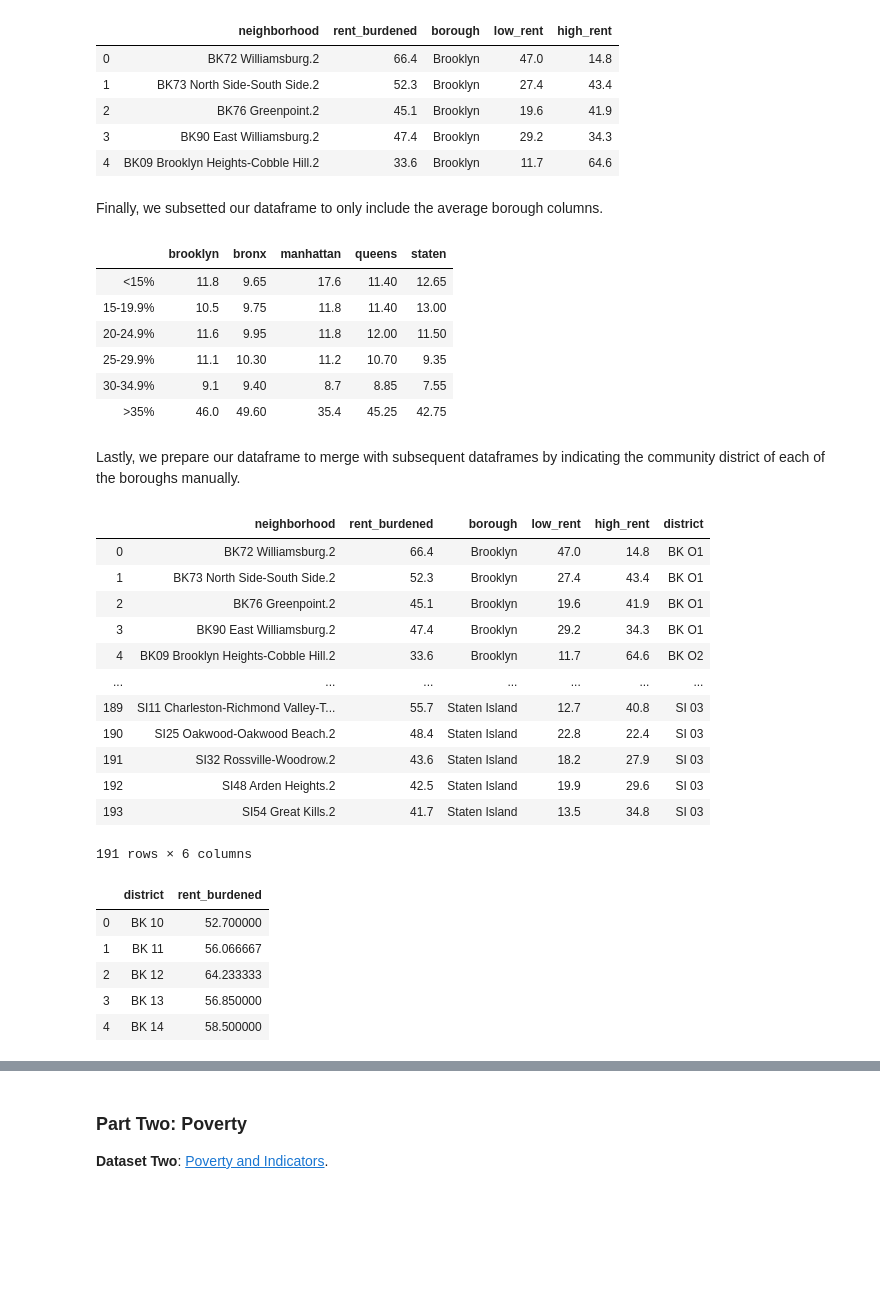
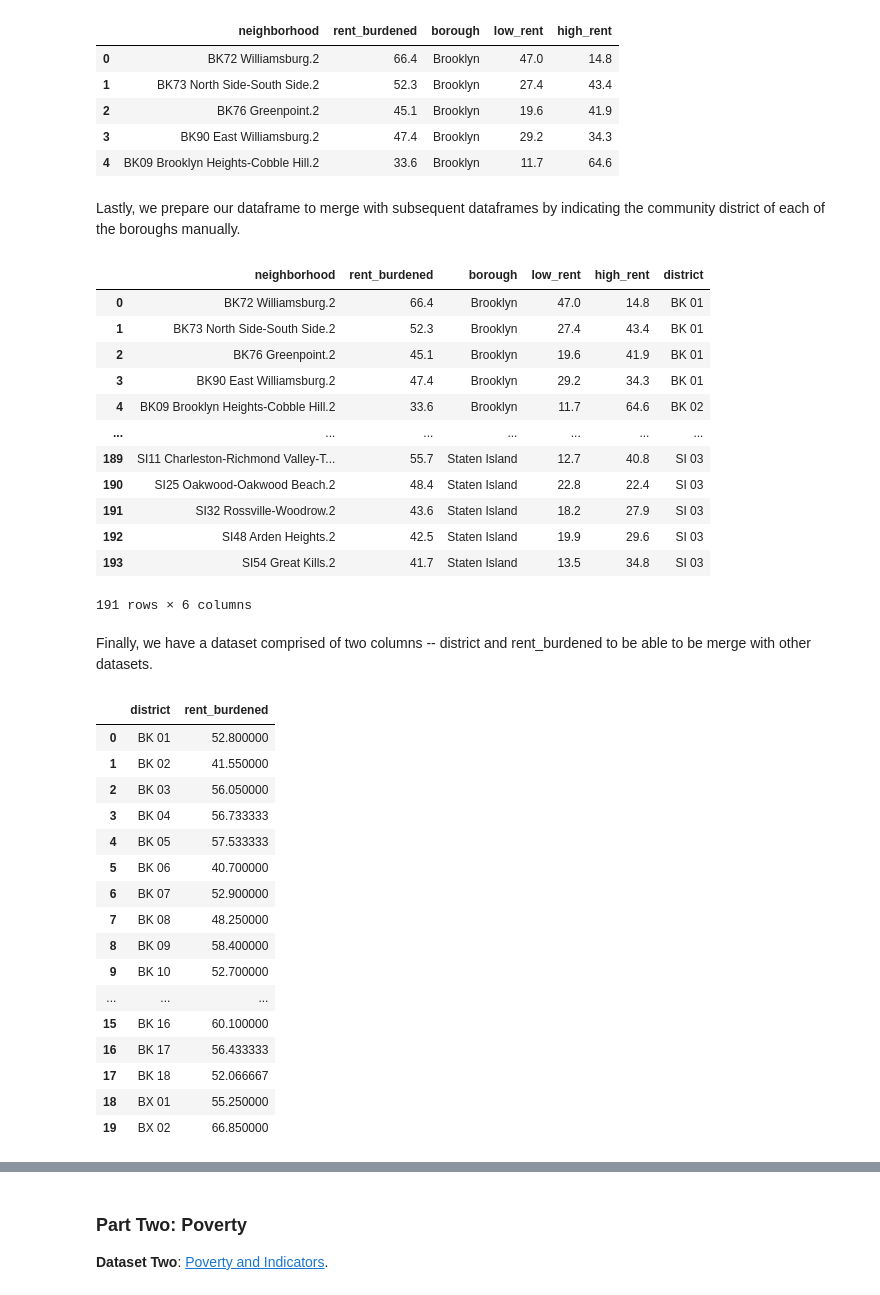
Before and after one commit to cailtyn-caj96/info-2950, a Jupyter notebook: finalproject.ipynb, the cells around one changed output, grey strips where cells are left out. Cells and saved outputs as stored; diff of their text form; code cells hidden in the pictures; blank space fills up the shorter version.

```diff
--- a/finalproject.ipynb
+++ b/finalproject.ipynb
@@ -232,26 +232,12 @@ rent_burden_percent['queens'] = rent_burden_percent.loc[:,rent_burden_percent.co
 rent_burden_percent['staten'] = rent_burden_percent.loc[:,rent_burden_percent.columns.str.startswith('SI')].median(axis=1)
 # print(rent_burden_estimates.loc[:,rent_burden_estimates.columns.str.startswith('SI')])
 # print(rent_burden_estimates['staten'])
-# %% [markdown]
-Finally, we subsetted our dataframe to only include the average borough columns.
-# %%
-# subset to only include average borough columns
-rent_burden_percent = rent_burden_percent[['brooklyn', 'bronx', 'manhattan', 'queens', 'staten']]
-display(rent_burden_percent)
-# %% [output]
-|  | brooklyn | bronx | manhattan | queens | staten |
-| <15% | 11.8 | 9.65 | 17.6 | 11.40 | 12.65 |
-| 15-19.9% | 10.5 | 9.75 | 11.8 | 11.40 | 13.00 |
-| 20-24.9% | 11.6 | 9.95 | 11.8 | 12.00 | 11.50 |
-| 25-29.9% | 11.1 | 10.30 | 11.2 | 10.70 | 9.35 |
-| 30-34.9% | 9.1 | 9.40 | 8.7 | 8.85 | 7.55 |
-| >35% | 46.0 | 49.60 | 35.4 | 45.25 | 42.75 |
 # %% [markdown]
 Lastly, we prepare our dataframe to merge with subsequent dataframes by indicating the community district of each of the boroughs manually.
 # %%
 burden_gross.head()
-community_district = ['BK O1', 'BK O1','BK O1', 'BK O1','BK O2', 'BK O2', 'BK O2', 'BK O2','BK O3','BK O3', 'BK O4', 'BK O4', 'BK O4',
-                     'BK O5', 'BK O5', 'BK O5','BK O6','BK O6','BK O7', 'BK O7', 'BK O7', 'BK O8', 'BK O8', 'BK O9','BK O9',
+community_district = ['BK 01', 'BK 01','BK 01', 'BK 01','BK 02', 'BK 02', 'BK 02', 'BK 02','BK 03','BK 03', 'BK 04', 'BK 04', 'BK 04',
+                     'BK 05', 'BK 05', 'BK 05','BK 06','BK 06','BK 07', 'BK 07', 'BK 07', 'BK 08', 'BK 08', 'BK 09','BK 09',
                      'BK 10','BK 10','BK 11', 'BK 11','BK 11','BK 12', 'BK 12', 'BK 12','BK 13', 'BK 13', 'BK 13', 'BK 13',
                      'BK 14','BK 14','BK 15', 'BK 15', 'BK 15', 'BK 16', 'BK 16', 'BK 16','BK 17', 'BK 17', 'BK 17',
                      'BK 18', 'BK 18', 'BK 18',
@@ -272,11 +258,11 @@ burden_gross['district'] = community_district
 display(burden_gross)
 # %% [output]
 |  | neighborhood | rent_burdened | borough | low_rent | high_rent | district |
-| 0 | BK72 Williamsburg.2 | 66.4 | Brooklyn | 47.0 | 14.8 | BK O1 |
-| 1 | BK73 North Side-South Side.2 | 52.3 | Brooklyn | 27.4 | 43.4 | BK O1 |
-| 2 | BK76 Greenpoint.2 | 45.1 | Brooklyn | 19.6 | 41.9 | BK O1 |
-| 3 | BK90 East Williamsburg.2 | 47.4 | Brooklyn | 29.2 | 34.3 | BK O1 |
-| 4 | BK09 Brooklyn Heights-Cobble Hill.2 | 33.6 | Brooklyn | 11.7 | 64.6 | BK O2 |
+| 0 | BK72 Williamsburg.2 | 66.4 | Brooklyn | 47.0 | 14.8 | BK 01 |
+| 1 | BK73 North Side-South Side.2 | 52.3 | Brooklyn | 27.4 | 43.4 | BK 01 |
+| 2 | BK76 Greenpoint.2 | 45.1 | Brooklyn | 19.6 | 41.9 | BK 01 |
+| 3 | BK90 East Williamsburg.2 | 47.4 | Brooklyn | 29.2 | 34.3 | BK 01 |
+| 4 | BK09 Brooklyn Heights-Cobble Hill.2 | 33.6 | Brooklyn | 11.7 | 64.6 | BK 02 |
 | ... | ... | ... | ... | ... | ... | ... |
 | 189 | SI11 Charleston-Richmond Valley-T... | 55.7 | Staten Island | 12.7 | 40.8 | SI 03 |
 | 190 | SI25 Oakwood-Oakwood Beach.2 | 48.4 | Staten Island | 22.8 | 22.4 | SI 03 |
@@ -284,18 +270,30 @@ display(burden_gross)
 | 192 | SI48 Arden Heights.2 | 42.5 | Staten Island | 19.9 | 29.6 | SI 03 |
 | 193 | SI54 Great Kills.2 | 41.7 | Staten Island | 13.5 | 34.8 | SI 03 |
 191 rows × 6 columns
+# %% [markdown]
+Finally, we have a dataset comprised of two columns -- district and rent_burdened to be able to be merge with other datasets.
 # %%
 housing = burden_gross.groupby(['district'])['rent_burdened'].mean().reset_index()
-
 housing = housing.sort_values('district')
 
 housing.reset_index(inplace=True)
 housing = housing.drop(columns=['index'])
-display(housing.head())
+display(housing[0:20])
 # %% [output]
 |  | district | rent_burdened |
-| 0 | BK 10 | 52.700000 |
-| 1 | BK 11 | 56.066667 |
-| 2 | BK 12 | 64.233333 |
-| 3 | BK 13 | 56.850000 |
-| 4 | BK 14 | 58.500000 |
+| 0 | BK 01 | 52.800000 |
+| 1 | BK 02 | 41.550000 |
+| 2 | BK 03 | 56.050000 |
+| 3 | BK 04 | 56.733333 |
+| 4 | BK 05 | 57.533333 |
+| 5 | BK 06 | 40.700000 |
+| 6 | BK 07 | 52.900000 |
+| 7 | BK 08 | 48.250000 |
+| 8 | BK 09 | 58.400000 |
+| 9 | BK 10 | 52.700000 |
+| ... | ... | ... |
+| 15 | BK 16 | 60.100000 |
+| 16 | BK 17 | 56.433333 |
+| 17 | BK 18 | 52.066667 |
+| 18 | BX 01 | 55.250000 |
+| 19 | BX 02 | 66.850000 |
```
Also changed, not shown: parts of 27 cells of this notebook, 1 other file.
